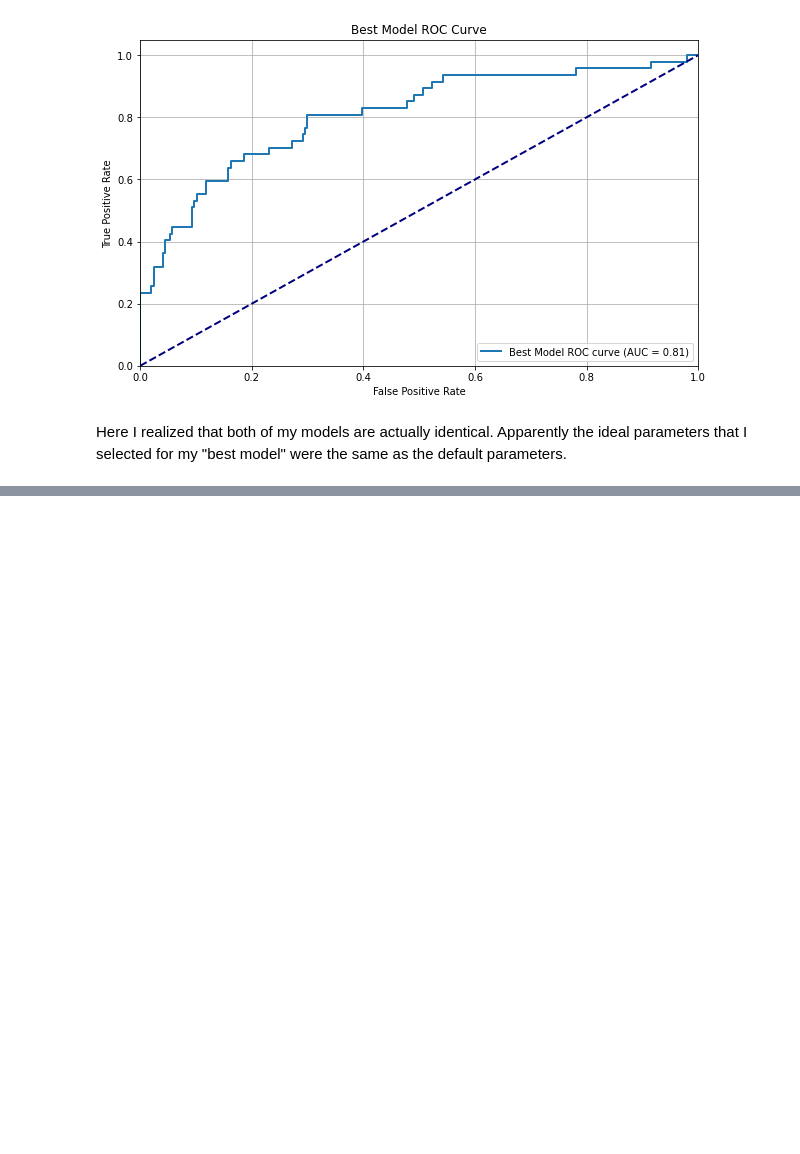
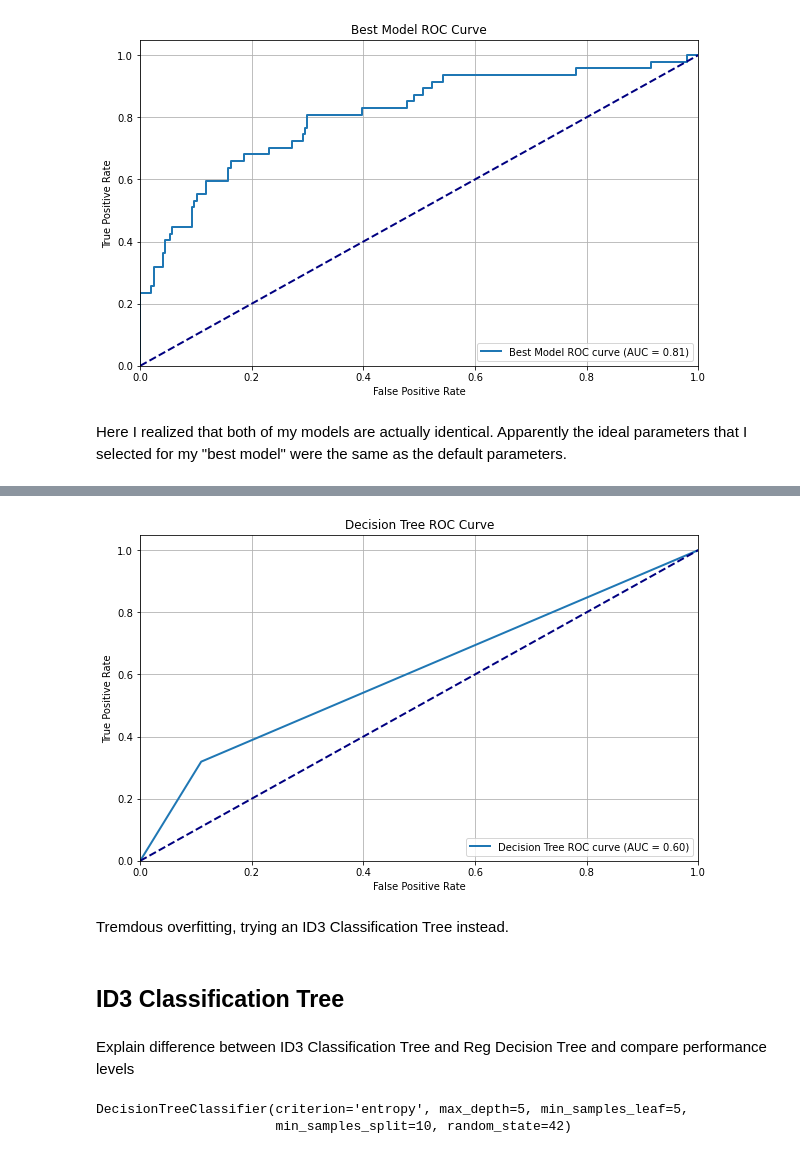
Before and after one commit to agambino720/employee_attrition_prediction_model, a Jupyter notebook: employee_attrition_project.ipynb, the cells around one changed output, grey strips where cells are left out. Drawn from its saved outputs; the diff is of its cells as text; code cells hidden in the pictures; blank space fills up the shorter version.

```diff
--- a/employee_attrition_project.ipynb
+++ b/employee_attrition_project.ipynb
@@ -553,0 +613,8 @@ Here I realized that both of my models are actually identical. Apparently the id
+# %%
+from sklearn.tree import DecisionTreeClassifier
+from sklearn.metrics import accuracy_score, classification_report, confusion_matrix, roc_curve, auc
+import matplotlib.pyplot as plt
+
+# Initialize and fit the decision tree model
+dt_model = DecisionTreeClassifier(random_state=42)
+dt_model.fit(X_train_scaled, y_train)
@@ -553,0 +681,39 @@ Here I realized that both of my models are actually identical. Apparently the id
+# %%
+# Predict probabilities for the test set
+y_prob_dt = dt_model.predict_proba(X_test_scaled)[:, 1]
+
+# Compute ROC curve and AUC
+fpr_dt, tpr_dt, thresholds_dt = roc_curve(y_test, y_prob_dt)
+roc_auc_dt = auc(fpr_dt, tpr_dt)
+
+# Plot ROC Curve
+plt.figure(figsize=(10, 6))
+plt.plot(fpr_dt, tpr_dt, lw=2, label='Decision Tree ROC curve (AUC = {:.2f})'.format(roc_auc_dt))
+plt.plot([0, 1], [0, 1], color='navy', lw=2, linestyle='--')
+plt.xlim([0.0, 1.0])
+plt.ylim([0.0, 1.05])
+plt.xlabel('False Positive Rate')
+plt.ylabel('True Positive Rate')
+plt.title('Decision Tree ROC Curve')
+plt.legend(loc='lower right')
+plt.grid(True)
+plt.show()
+# %% [output]
+[figure, added]
+# %% [markdown]
+Tremdous overfitting, trying an ID3 Classification Tree instead.
+# %% [markdown]
+## ID3 Classification Tree
+# %% [markdown]
+Explain difference between ID3 Classification Tree and Reg Decision Tree and compare performance levels
+# %%
+from sklearn.tree import DecisionTreeClassifier
+from sklearn.metrics import accuracy_score, classification_report, confusion_matrix, roc_curve, auc
+import matplotlib.pyplot as plt
+
+# Initialize and fit the pruned decision tree model with entropy criterion
+id3_dt_model = DecisionTreeClassifier(random_state=42, criterion='entropy', max_depth=5, min_samples_split=10, min_samples_leaf=5)
+id3_dt_model.fit(X_train_scaled, y_train)
+# %% [output]
+DecisionTreeClassifier(criterion='entropy', max_depth=5, min_samples_leaf=5,
+                       min_samples_split=10, random_state=42)
```
Also changed, not shown: parts of 44 cells of this notebook.
